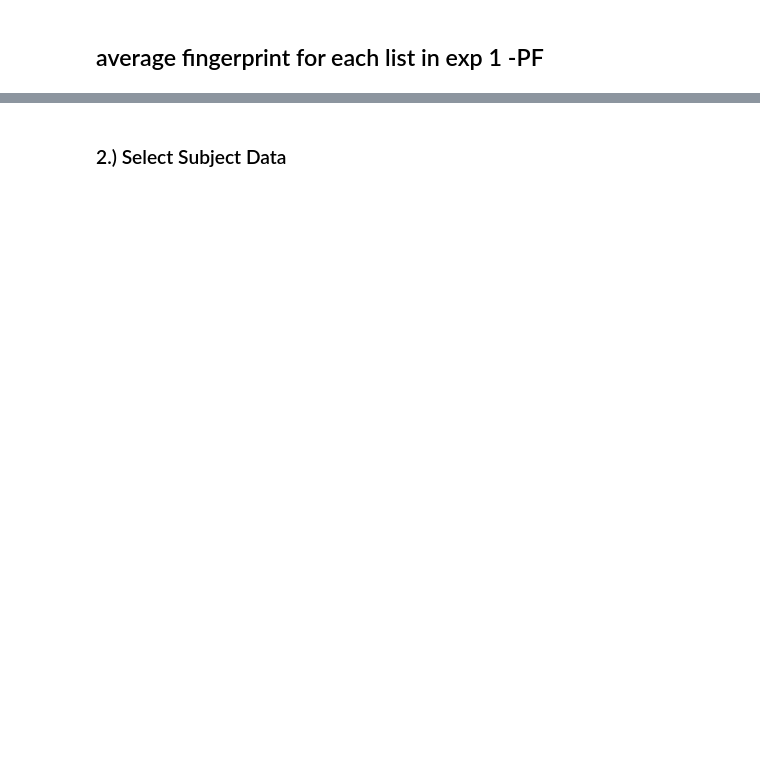
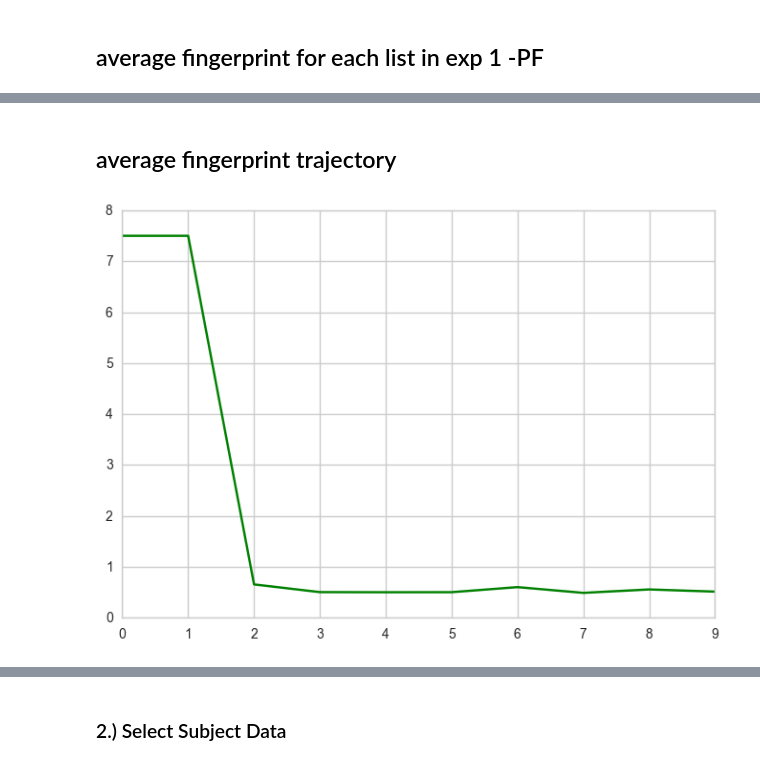
Before and after one commit to ContextLab/FRFR-analyses, a Jupyter notebook: notebooks/FRFR-analyses-1.0-PF.ipynb, the cells around one changed output, grey strips where cells are left out. Saved outputs shown, nothing was run; the diff lists cells and outputs as text; code cells hidden in the pictures; blank space fills up the shorter version.

Commit message:
pushing hypertools plots for Kirsten to look at 3/15/17 Paxton Fitzpatrick

```diff
--- a/notebooks/FRFR-analyses-1.0-PF.ipynb
+++ b/notebooks/FRFR-analyses-1.0-PF.ipynb
@@ -626,9 +626,9 @@ exp1fingerprintsDF
 # %% [markdown]
 <h2>take the average</h2>
 # %%
-avg = exp1fingerprintsDF.mean()
-avg = pd.DataFrame(avg)
-avg.transpose()
+avgexp1 = exp1fingerprintsDF.mean()
+avgexp1 = pd.DataFrame(avg)
+avgexp1.transpose()
 # %% [output]
 |  | subId | listNum | category | color | firstLetter | location | size | wordLength | temporal | accuracy |
 | 0 | 7.5 | 7.5 | 0.655678 | 0.503874 | 0.501587 | 0.502714 | 0.602042 | 0.489377 | 0.556675 | 0.513794 |
@@ -666,3 +666,14 @@ exp1listfingerprintsDF
 | 13 | 7.5 | 13.0 | 0.671093 | 0.501941 | 0.505372 | 0.521263 | 0.614067 | 0.474114 | 0.541271 | 0.507812 |
 | 14 | 7.5 | 14.0 | 0.651081 | 0.467287 | 0.505346 | 0.501382 | 0.576489 | 0.457778 | 0.565304 | 0.441406 |
 | 15 | 7.5 | 15.0 | 0.656611 | 0.538995 | 0.498018 | 0.519101 | 0.621614 | 0.513603 | 0.510325 | 0.443359 |
+# %% [markdown]
+<h2>average fingerprint trajectory</h2>
+# %%
+# hypertools plot of average fingerprint trajectory for exp 1
+# here's Jeremy's instruction for this one: hypertools plot of average fingerprint trajectory for exp1 (each row is a list, each column is a fingerprint dimension)
+import hypertools as hyp
+hyp.plot(avgexp1, color='g')
+
+# plot for average fingerprint trajectory should have S=1, or "1 sample" so it should be in two dimensions, right?
+# %% [output]
+[figure, added]
```
Also changed, not shown: parts of 3 cells of this notebook.
